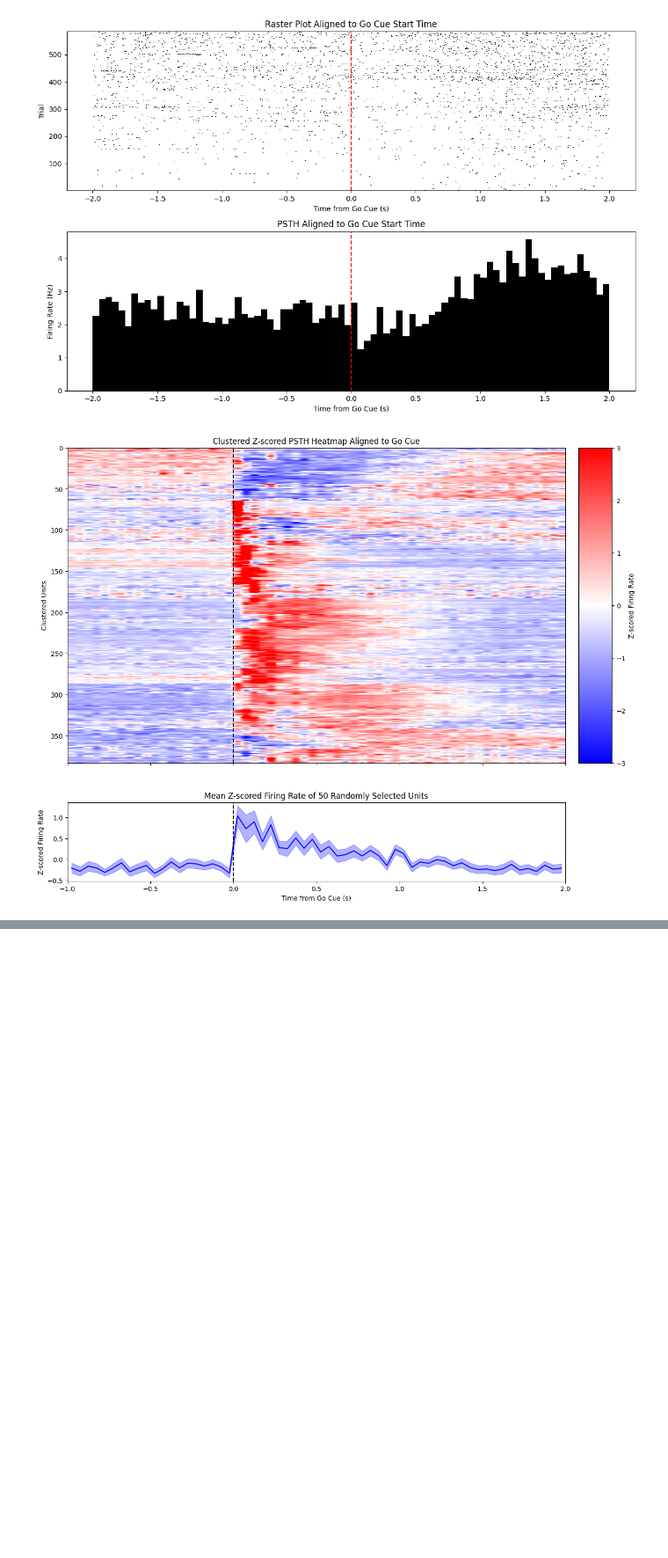
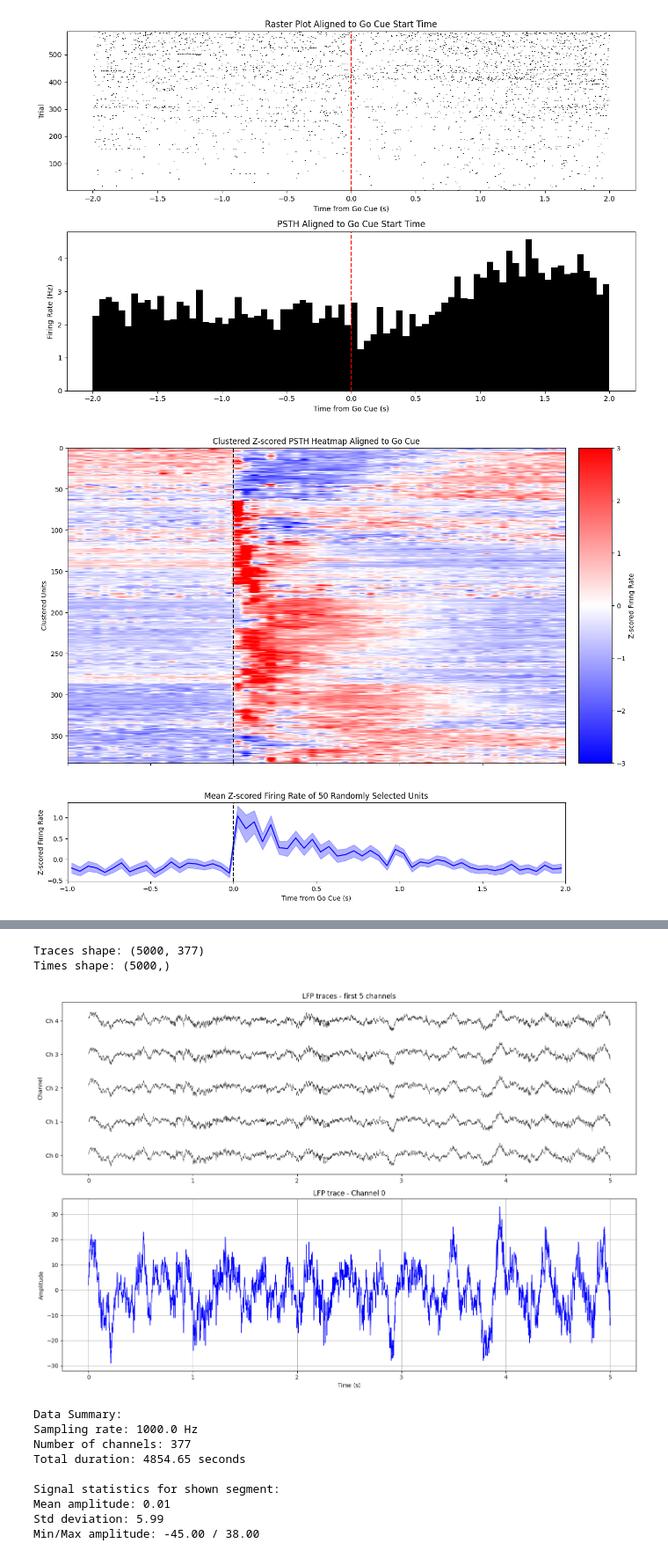
Before and after one commit to pckuo/aind_ssm_hackathon, a Jupyter notebook: code/ephys_behavior_demo.ipynb, the cells around one changed output, grey strips where cells are left out. Shown at 88% size. Cells and saved outputs as stored; diff of their text form; code cells hidden in the pictures; blank space fills up the shorter version.

```diff
--- a/code/ephys_behavior_demo.ipynb
+++ b/code/ephys_behavior_demo.ipynb
@@ -520,0 +473,80 @@ ValueError: codec not available: 'wavpack'
+# %%
+import spikeinterface as si
+import spikeinterface.preprocessing as spre
+import matplotlib.pyplot as plt
+import numpy as np
+
+# Load and process the data
+recording = si.read_zarr("/root/capsule/data/ecephys_753126_2024-10-11_13-14-24/ecephys/ecephys_compressed/experiment1_Record Node 103#Neuropix-PXI-100.ProbeA.zarr")
+bad_channel_ids, channel_labels = spre.detect_bad_channels(recording, method="coherence+psd")
+recording_clean = recording.remove_channels(bad_channel_ids)
+recording_cr = spre.common_reference(recording_clean)
+recording_filtered = spre.bandpass_filter(recording_cr, freq_min=1, freq_max=500)
+recording_lfp = spre.resample(recording_filtered, 1000)
+# %%
+recording_use = recording_lfp
+# %%
+
+# Get a 5 second segment of data for visualization
+duration_sec = 5
+sample_rate = recording_use.get_sampling_frequency()
+n_samples = int(duration_sec * sample_rate)
+
+# Get traces - shape is (time_points, channels)
+traces = recording_use.get_traces(start_frame=0, end_frame=n_samples)
+times = np.arange(n_samples) / sample_rate
+
+print("Traces shape:", traces.shape)
+print("Times shape:", times.shape)
+
+# Create visualization
+plt.figure(figsize=(15, 10))
+
+# Plot 1: Multiple channels
+plt.subplot(211)
+n_channels_to_plot = 5
+channel_spacing = np.max(np.abs(traces)) * 2
+
+for i in range(n_channels_to_plot):
+    trace_data = traces[:, i]  # Select all timepoints for channel i
+    plt.plot(times, trace_data + (i * channel_spacing), 'k', alpha=0.8, linewidth=0.5)
+
+plt.ylabel('Channel')
+plt.title(f'LFP traces - first {n_channels_to_plot} channels')
+plt.yticks(np.arange(n_channels_to_plot) * channel_spacing,
+          [f'Ch {i}' for i in range(n_channels_to_plot)])
+
+# Plot 2: Single channel in detail
+plt.subplot(212)
+channel_idx = 0
+plt.plot(times, traces[:, channel_idx], 'b', linewidth=1)
+plt.xlabel('Time (s)')
+plt.ylabel('Amplitude')
+plt.title(f'LFP trace - Channel {channel_idx}')
+plt.grid(True)
+
+plt.tight_layout()
+plt.show()
+
+# Print some statistics
+print(f"\nData Summary:")
+print(f"Sampling rate: {sample_rate} Hz")
+print(f"Number of channels: {recording_use.get_num_channels()}")
+print(f"Total duration: {recording_use.get_total_duration():.2f} seconds")
+print(f"\nSignal statistics for shown segment:")
+print(f"Mean amplitude: {np.mean(traces):.2f}")
+print(f"Std deviation: {np.std(traces):.2f}")
+print(f"Min/Max amplitude: {np.min(traces):.2f} / {np.max(traces):.2f}")
+# %% [output]
+Traces shape: (5000, 377)
+Times shape: (5000,)
+[figure, added]
+Data Summary:
+Sampling rate: 1000.0 Hz
+Number of channels: 377
+Total duration: 4854.65 seconds
+
+Signal statistics for shown segment:
+Mean amplitude: 0.01
+Std deviation: 5.99
+Min/Max amplitude: -45.00 / 38.00
```
Also changed, not shown: parts of 5 cells of this notebook, 1 other file.
